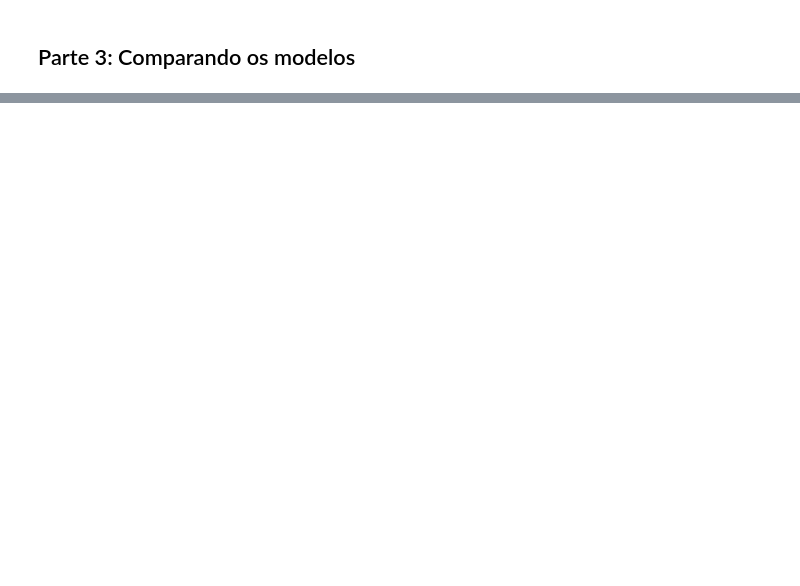
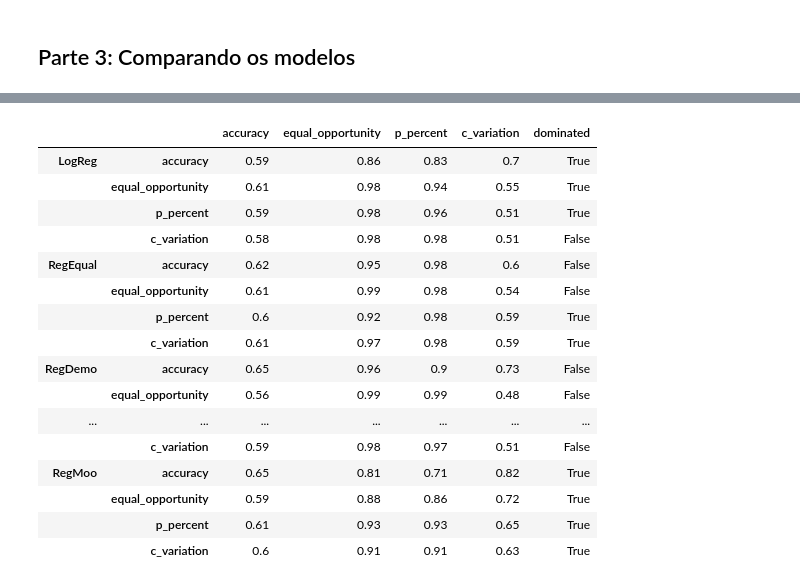
Before and after one commit to viguardieiro/moopt_fairness, a Jupyter notebook: Models comparison.ipynb, the cells around one changed output, grey strips where cells are left out. Drawn from its saved outputs; the diff is of its cells as text; code cells hidden in the pictures; blank space fills up the shorter version.

```diff
--- a/Models comparison.ipynb
+++ b/Models comparison.ipynb
@@ -289,6 +274,10 @@ for metric in metrics:
                             equal_opportunity_score(sensitive_column="Sex")(reg_demo, X_test, y_test),
                             p_percent_score(sensitive_column="Sex")(reg_demo, X_test),
                             coefficient_of_variation(reg_demo, X_test, y_test)]
+    results_test.loc[('RegDemo',metric),:] = [reg_demo.score(X_test, y_test),
+                            equal_opportunity_score(sensitive_column="Sex")(reg_demo, X_test, y_test),
+                            p_percent_score(sensitive_column="Sex")(reg_demo, X_test),
+                            coefficient_of_variation(reg_demo, X_test, y_test)]
 # %% [output]
 Metric:  accuracy
   Train:
@@ -359,6 +317,10 @@ for metric in metrics:
                             equal_opportunity_score(sensitive_column="Sex")(reg_rewe, X_test, y_test),
                             p_percent_score(sensitive_column="Sex")(reg_rewe, X_test),
                             coefficient_of_variation(reg_rewe, X_test, y_test)]
+    results_test.loc[('RegRewe',metric),:] = [reg_rewe.score(X_test, y_test),
+                            equal_opportunity_score(sensitive_column="Sex")(reg_rewe, X_test, y_test),
+                            p_percent_score(sensitive_column="Sex")(reg_rewe, X_test),
+                            coefficient_of_variation(reg_rewe, X_test, y_test)]
 # %% [output]
 Metric:  accuracy
   Train:
@@ -410,9 +372,11 @@ Metric:  c_variation
 ------------------------------------------------------
 # %%
 # RegMoo
+moo_learn = MOOLogisticRegression(X_train, y_train, X_val, y_val)
+moo_learn.tune()
 
 for metric in metrics:
-    reg_moo = MOOLogisticRegression(X_train, y_train, X_val, y_val, metric=metric).tune()
+    reg_moo = moo_learn.tune(metric)
     print('------------------------------------------------------')
     print('Metric: ', metric)
     print('   Acc: ', reg_moo.score(X_test, y_test))
@@ -420,4 +384,9 @@ for metric in metrics:
     print('   Parid: ', p_percent_score(sensitive_column="Sex")(reg_moo, X_test))
     print('   CVar: ', coefficient_of_variation(reg_moo, X_test, y_test))
     print('------------------------------------------------------')
+
+    results_test.loc[('RegMoo',metric),:] = [reg_moo.score(X_test, y_test),
+                            equal_opportunity_score(sensitive_column="Sex")(reg_moo, X_test, y_test),
+                            p_percent_score(sensitive_column="Sex")(reg_moo, X_test),
+                            coefficient_of_variation(reg_moo, X_test, y_test)]
 # %% [output]
@@ -444,0 +443,30 @@ optimize_metrics
+# %%
+def dominate(a, b):
+    sense = np.array([1, 1, 1, -1])
+    if all((sense*a)>=(sense*b)) and any((sense*a)>(sense*b)):
+        return True
+    else:
+        return False
+# %%
+new_results = results_test.copy()//0.01/100
+dominate_metr = [any([dominate(other, row) for other in new_results.values]) for row in new_results.values]
+new_results['dominated'] = dominate_metr
+new_results
+# %% [output]
+|  |  | accuracy | equal_opportunity | p_percent | c_variation | dominated |
+| LogReg | accuracy | 0.59 | 0.86 | 0.83 | 0.7 | True |
+|  | equal_opportunity | 0.61 | 0.98 | 0.94 | 0.55 | True |
+|  | p_percent | 0.59 | 0.98 | 0.96 | 0.51 | True |
+|  | c_variation | 0.58 | 0.98 | 0.98 | 0.51 | False |
+| RegEqual | accuracy | 0.62 | 0.95 | 0.98 | 0.6 | False |
+|  | equal_opportunity | 0.61 | 0.99 | 0.98 | 0.54 | False |
+|  | p_percent | 0.6 | 0.92 | 0.98 | 0.59 | True |
+|  | c_variation | 0.61 | 0.97 | 0.98 | 0.59 | True |
+| RegDemo | accuracy | 0.65 | 0.96 | 0.9 | 0.73 | False |
+|  | equal_opportunity | 0.56 | 0.99 | 0.99 | 0.48 | False |
+| ... | ... | ... | ... | ... | ... | ... |
+|  | c_variation | 0.59 | 0.98 | 0.97 | 0.51 | False |
+| RegMoo | accuracy | 0.65 | 0.81 | 0.71 | 0.82 | True |
+|  | equal_opportunity | 0.59 | 0.88 | 0.86 | 0.72 | True |
+|  | p_percent | 0.61 | 0.93 | 0.93 | 0.65 | True |
+|  | c_variation | 0.6 | 0.91 | 0.91 | 0.63 | True |
```
Also changed, not shown: parts of 18 cells of this notebook, 1 other file.
